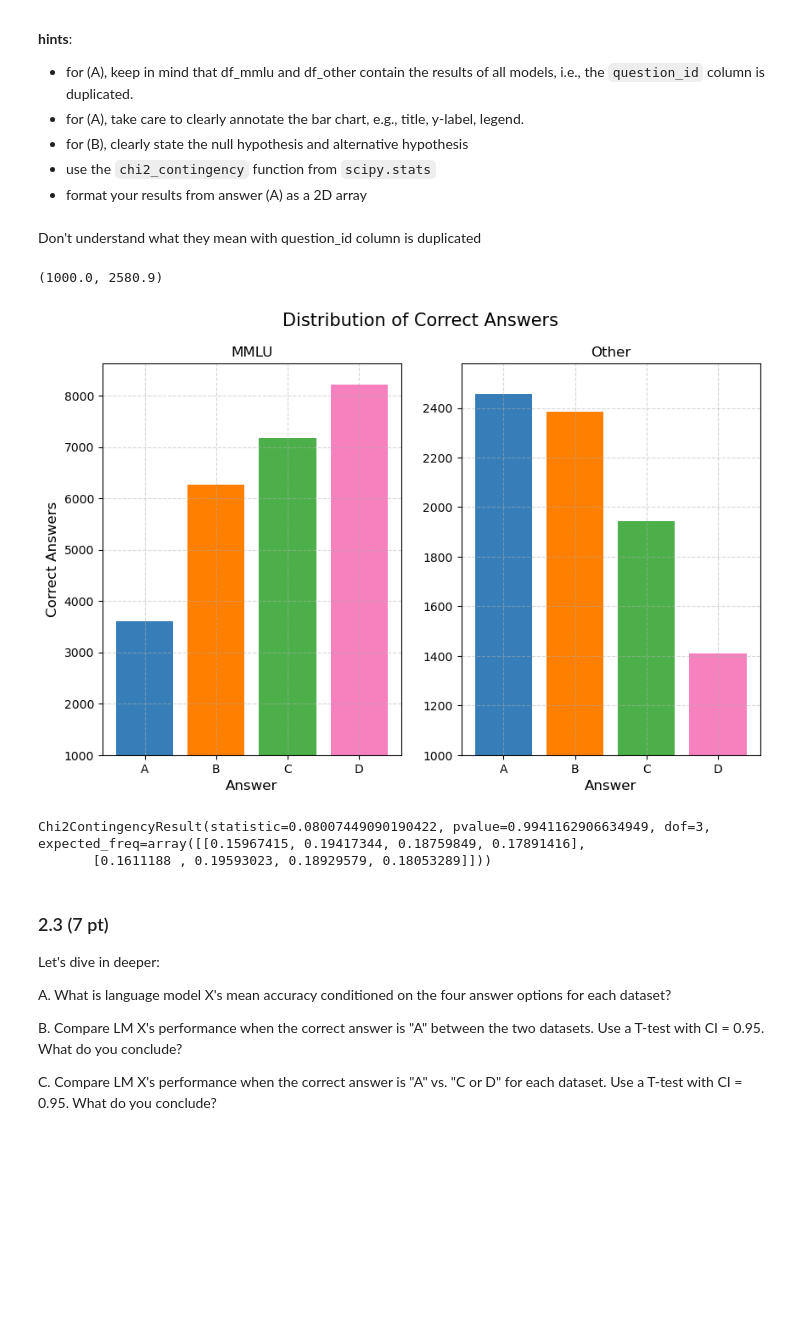
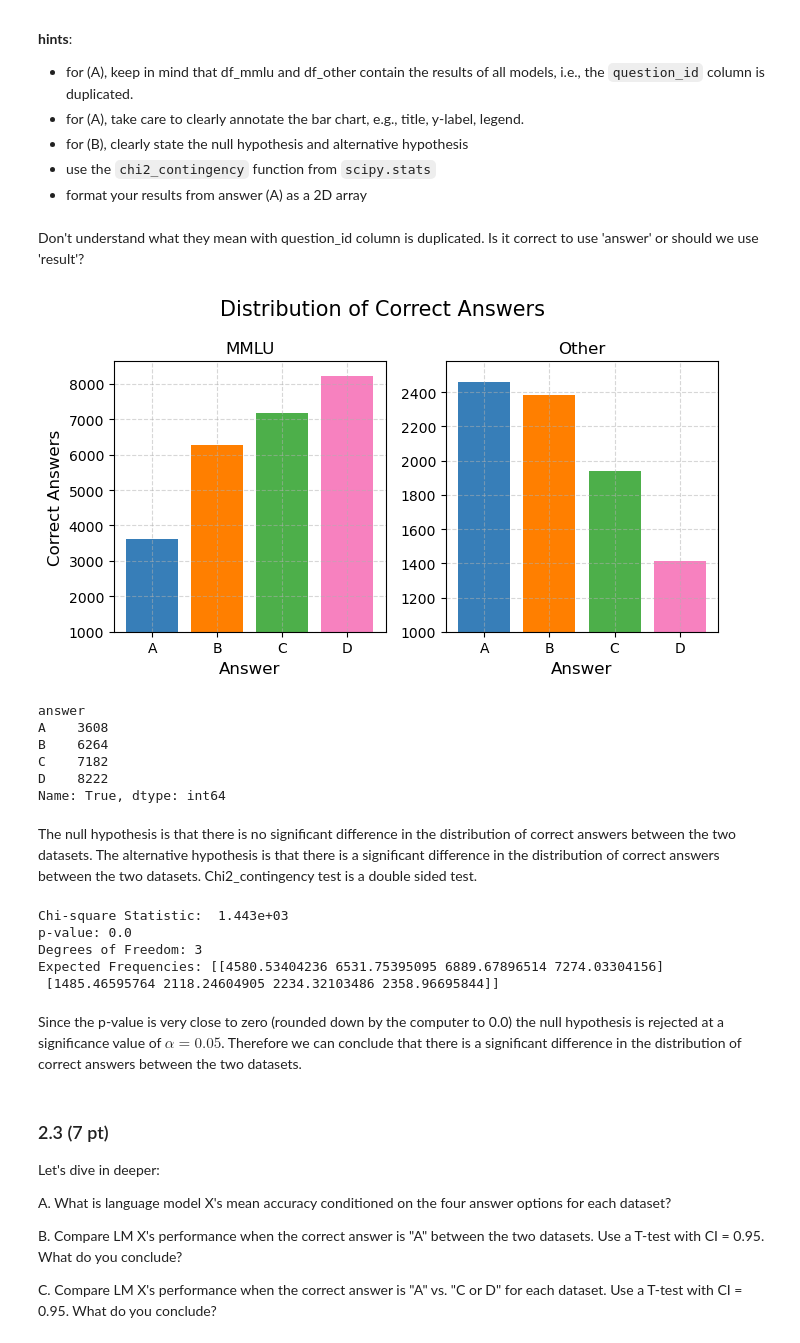
Before and after one commit to Luca-Engel/ADA-H1-Neutrality, a Jupyter notebook: analysis.ipynb, the cells around one changed output. Drawn from its saved outputs; the diff is of its cells as text; code cells hidden in the pictures; blank space fills up the shorter version.

```diff
--- a/analysis.ipynb
+++ b/analysis.ipynb
@@ -434,7 +443,8 @@ B. Perform a chi-square test at $\alpha = 0.05$, of independence to determine if
 - use the `chi2_contingency` function from `scipy.stats`
 - format your results from answer (A) as a 2D array
 # %% [markdown]
-Don't understand what they mean with question_id column is duplicated
+Don't understand what they mean with question_id column is duplicated.
+Is it correct to use 'answer' or should we use 'result'?
 # %%
 # A
 df_mmlu_by_answer = pd.crosstab(df_mmlu['answer'], df_mmlu['correct'], margins=True)
@@ -443,34 +453,59 @@ df_mmlu_by_answer = pd.crosstab(df_mmlu['answer'], df_mmlu['correct'], margins=T
 df_other_by_answer = pd.crosstab(df_other['answer'], df_other['correct'], margins=True)
 #df_other_by_answer['proportion'] = df_other_by_answer[True]/df_other_by_answer['All']
 # %%
-fig, (ax1, ax2) = plt.subplots(1,2, sharey=False, figsize = (10,6))
+fig, (ax1, ax2) = plt.subplots(1,2, sharey=False, figsize = (7,4))
 fig.suptitle('Distribution of Correct Answers', fontsize = 15)
 answers = ['A', 'B', 'C', 'D']
 
 ax1.bar(answers, df_mmlu_by_answer[True].drop('All', axis=0), color = ['#377eb8', '#ff7f00', '#4daf4a', '#f781bf']) #colorblind friendly
 ax1.set_title('MMLU')
 ax1.set_xlabel('Answer', fontsize=12)
 ax1.set_ylabel('Correct Answers', fontsize=12)
 ax1.grid(True, linestyle='--', alpha=0.5)
 ax1.set_ylim(1000)
 
 
 ax2.bar(answers, df_other_by_answer[True].drop('All', axis=0), color = ['#377eb8', '#ff7f00', '#4daf4a', '#f781bf']) #colorblind friendly
 ax2.set_title('Other')
 ax2.set_xlabel('Answer', fontsize=12)
 ax2.grid(True, linestyle='--', alpha=0.5)
 ax2.set_ylim(1000)
+
+plt.tight_layout()
 # %% [output]
-(1000.0, 2580.9)
-[figure, old version]
+[figure, new version]
+# %%
+df_mmlu_by_answer[True].drop('All')
+# %% [output]
+answer
+A    3608
+B    6264
+C    7182
+D    8222
+Name: True, dtype: int64
+# %% [markdown]
+The null hypothesis is that there is no significant difference in the distribution of correct answers between the two datasets.
+The alternative hypothesis is that there is a significant difference in the distribution of correct answers between the two datasets.
+Chi2_contingency test is a double sided test.
 # %%
 # B
-normalized_mmlu= df_mmlu_by_answer[True].drop('All', axis=0)/df_mmlu_by_answer['All']['All']
-normalized_other = df_other_by_answer[True].drop('All', axis=0)/df_other_by_answer['All']['All']
-chi2_contingency([normalized_mmlu, normalized_other])
+#Do I need to normalize?????
+obs = np.array([df_mmlu_by_answer[True].drop('All'), df_other_by_answer[True].drop('All')])
+
+chi2_stat, p_val, dof, expected = chi2_contingency(obs)
+
+print(f"Chi-square Statistic: {chi2_stat: .4}")
+print(f"p-value: {p_val}")
+print(f"Degrees of Freedom: {dof}")
+print(f"Expected Frequencies: {expected}")
 # %% [output]
-Chi2ContingencyResult(statistic=0.08007449090190422, pvalue=0.9941162906634949, dof=3, expected_freq=array([[0.15967415, 0.19417344, 0.18759849, 0.17891416],
-       [0.1611188 , 0.19593023, 0.18929579, 0.18053289]]))
+Chi-square Statistic:  1.443e+03
+p-value: 0.0
+Degrees of Freedom: 3
+Expected Frequencies: [[4580.53404236 6531.75395095 6889.67896514 7274.03304156]
+ [1485.46595764 2118.24604905 2234.32103486 2358.96695844]]
+# %% [markdown]
+Since the p-value is very close to zero (rounded down by the computer to 0.0) the null hypothesis is rejected at a significance value of $\alpha =0.05$. Therefore we can conclude that there is a significant difference in the distribution of correct answers between the two datasets.
 # %% [markdown]
 ### 2.3 (7 pt)
 
```
Also changed, not shown: parts of 14 cells of this notebook.
